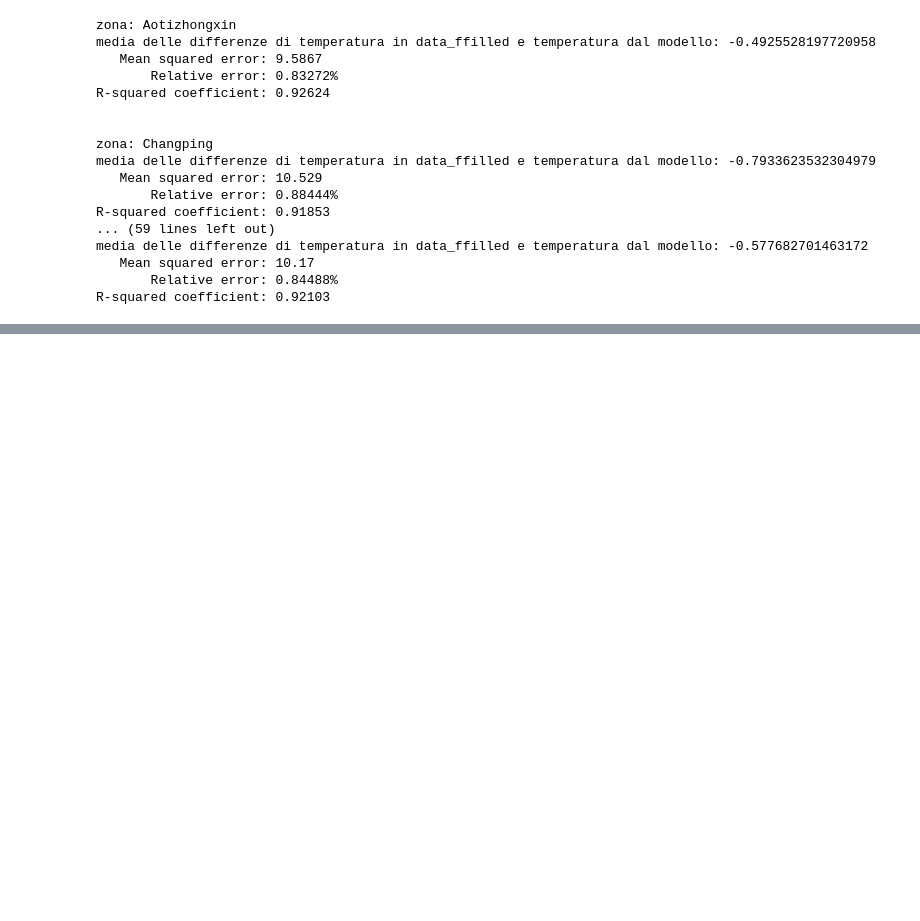
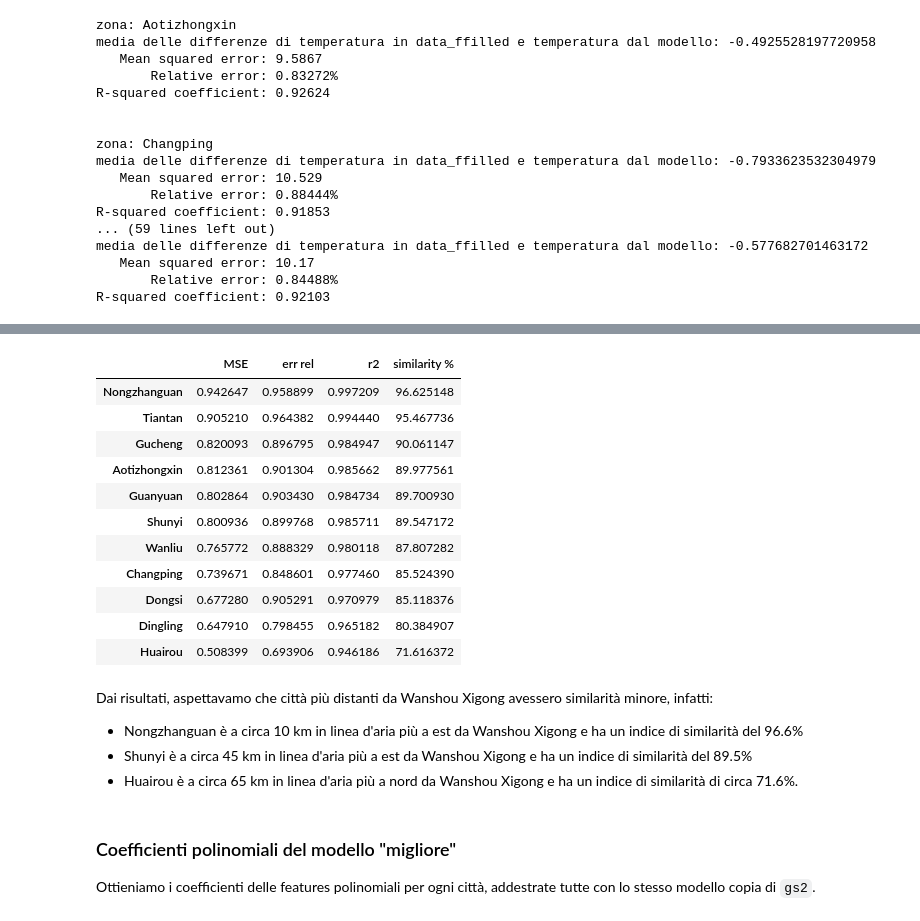
Before and after one commit to jackprb/beijing-air-quality, a Jupyter notebook: air-quality.ipynb, the cells around one changed output, grey strips where cells are left out. Cells and saved outputs as stored; diff of their text form; code cells hidden in the pictures; blank space fills up the shorter version.

```diff
--- a/air-quality.ipynb
+++ b/air-quality.ipynb
@@ -1391,0 +1313,32 @@ results2_df.mean()
+# %%
+results_cities_similarity = pd.DataFrame()
+results_cities_similarity['MSE'] = resGs2[0] / results_cities.loc[ results_cities.index != dict_names['Wans'] , 'MSE']
+results_cities_similarity['err rel'] = resGs2[1] / results_cities.loc[ results_cities.index != dict_names['Wans'] , 'err rel']
+results_cities_similarity['r2'] = results_cities.loc[ results_cities.index != dict_names['Wans'] , 'r2'] / resGs2[2]
+
+# media dei 3 valori precedenti
+results_cities_similarity['similarity %'] = results_cities_similarity.mean(axis=1).apply(lambda x: x * 100)
+results_cities_similarity.sort_values("similarity %", ascending=False)
+# %% [output]
+|  | MSE | err rel | r2 | similarity % |
+| Nongzhanguan | 0.942647 | 0.958899 | 0.997209 | 96.625148 |
+| Tiantan | 0.905210 | 0.964382 | 0.994440 | 95.467736 |
+| Gucheng | 0.820093 | 0.896795 | 0.984947 | 90.061147 |
+| Aotizhongxin | 0.812361 | 0.901304 | 0.985662 | 89.977561 |
+| Guanyuan | 0.802864 | 0.903430 | 0.984734 | 89.700930 |
+| Shunyi | 0.800936 | 0.899768 | 0.985711 | 89.547172 |
+| Wanliu | 0.765772 | 0.888329 | 0.980118 | 87.807282 |
+| Changping | 0.739671 | 0.848601 | 0.977460 | 85.524390 |
+| Dongsi | 0.677280 | 0.905291 | 0.970979 | 85.118376 |
+| Dingling | 0.647910 | 0.798455 | 0.965182 | 80.384907 |
+| Huairou | 0.508399 | 0.693906 | 0.946186 | 71.616372 |
+# %% [markdown]
+Dai risultati, aspettavamo che città più distanti da Wanshou Xigong avessero similarità minore, infatti:
+
+ - Nongzhanguan è a circa 10 km in linea d'aria più a est da Wanshou Xigong e ha un indice di similarità del 96.6%
+ - Shunyi è a circa 45 km in linea d'aria più a est da Wanshou Xigong e ha un indice di similarità del 89.5%
+ - Huairou è a circa 65 km in linea d'aria più a nord da Wanshou Xigong e ha un indice di similarità di circa 71.6%.
+# %% [markdown]
+### Coefficienti polinomiali del modello "migliore"
+
+Ottieniamo i coefficienti delle features polinomiali per ogni città, addestrate tutte con lo stesso modello copia di `gs2`.
```
Also changed, not shown: parts of 64 cells of this notebook.
